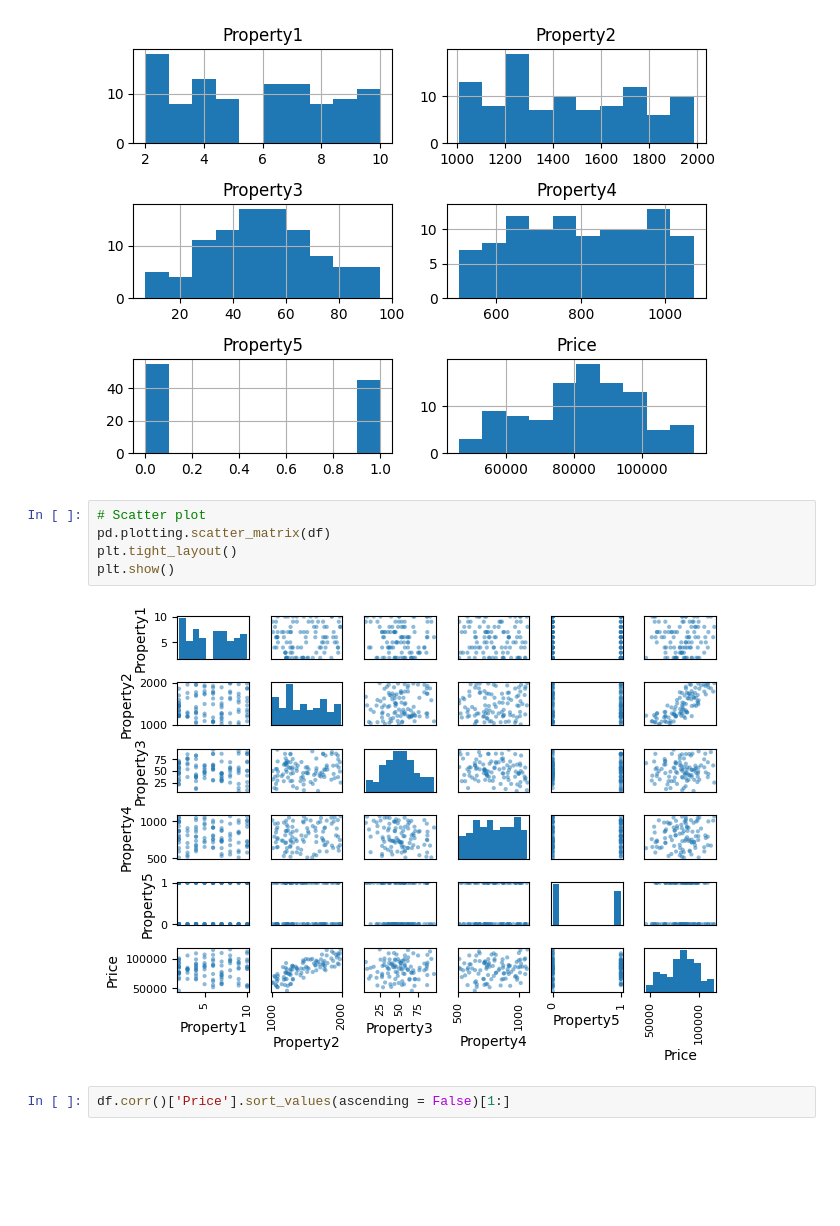
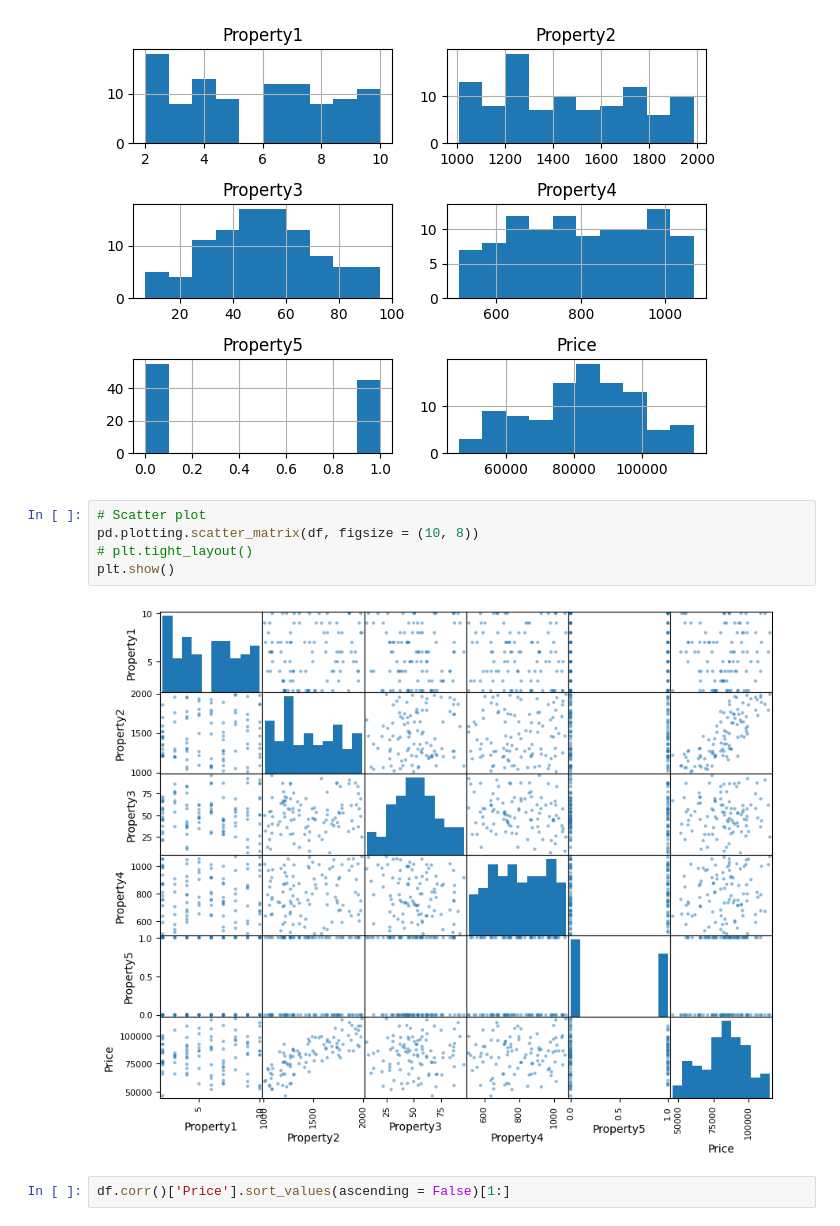
Before and after one commit to sebalexsmith/BBAN3001, a Jupyter notebook: Linear Regression/2023_09_26.ipynb, the cells around one changed output. Cells and saved outputs as stored; diff of their text form; blank space fills up the shorter version.

```diff
--- a/Linear Regression/2023_09_26.ipynb
+++ b/Linear Regression/2023_09_26.ipynb
@@ -63,11 +63,11 @@ plt.show()
 [figure]
 # %%
 # Scatter plot
-pd.plotting.scatter_matrix(df)
-plt.tight_layout()
+pd.plotting.scatter_matrix(df, figsize = (10, 8))
+# plt.tight_layout()
 plt.show()
 # %% [output]
-[figure, old version]
+[figure, new version]
 # %%
 df.corr()['Price'].sort_values(ascending = False)[1:]
 # %% [output]
```
Also changed, not shown: 4 other files.
